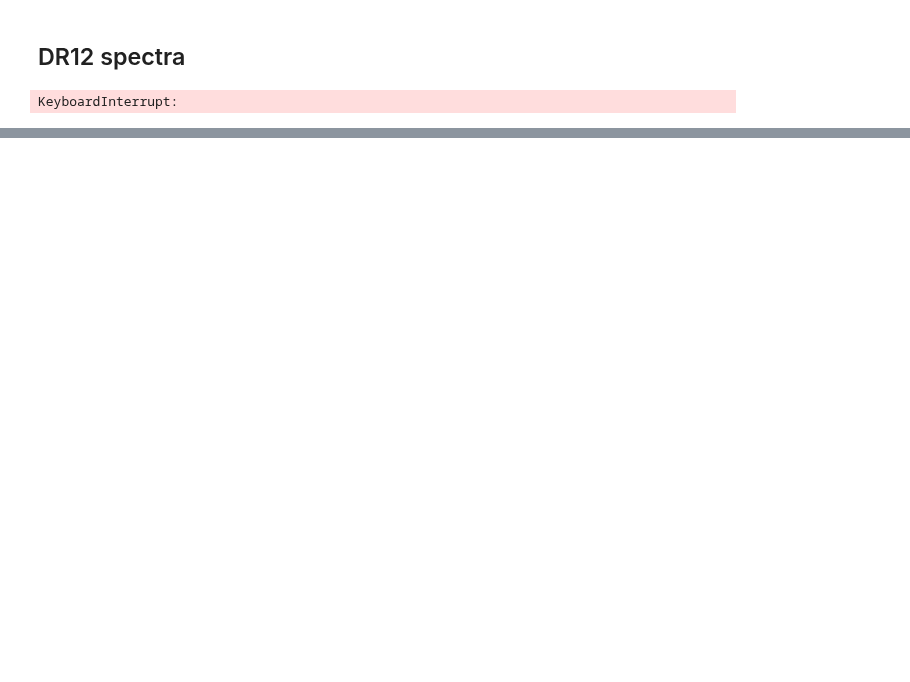
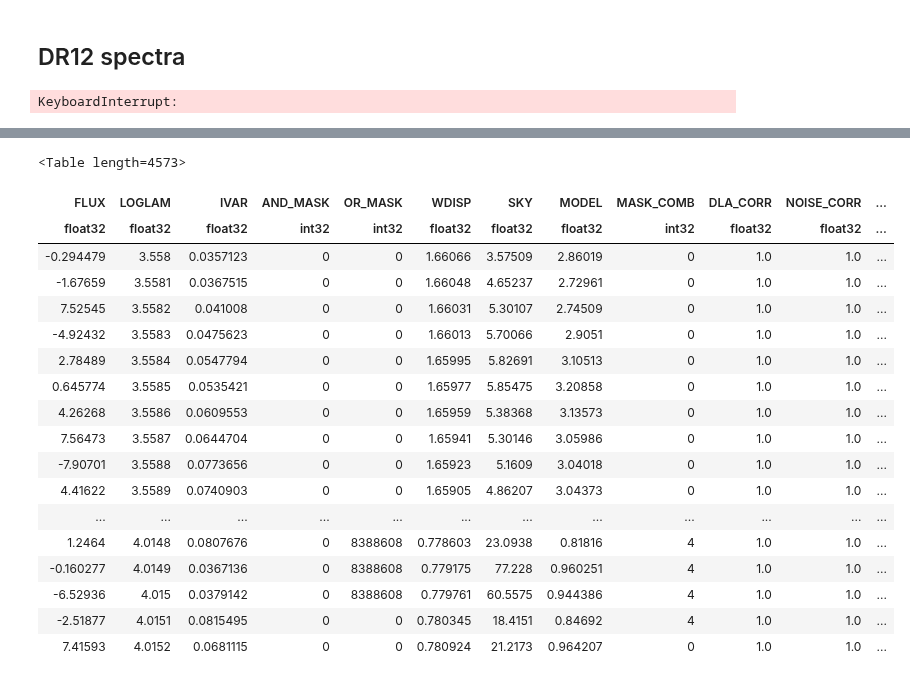
Before and after one commit to specdb/igmspec, a Jupyter notebook: docs/datasets/BOSS_DR12.ipynb, the cells around one changed output, grey strips where cells are left out. Cells and saved outputs as stored; diff of their text form; code cells hidden in the pictures; blank space fills up the shorter version.

```diff
--- a/docs/datasets/BOSS_DR12.ipynb
+++ b/docs/datasets/BOSS_DR12.ipynb
@@ -173,0 +176,4 @@ hdu.info()
+# %%
+kg_file = os.getenv('RAW_IGMSPEC')+'/BOSS/BOSSLyaDR12_spectra_v1.0/6981/speclya-6981-56443-0988.fits.gz'
+# %%
+hdu = fits.open(kg_file)
@@ -173,0 +190,24 @@ hdu.info()
+# %%
+tbl1 = Table(hdu[1].data)
+# %%
+tbl1
+# %% [output]
+<Table length=4573>
+| FLUX | LOGLAM | IVAR | AND_MASK | OR_MASK | WDISP | SKY | MODEL | MASK_COMB | DLA_CORR | NOISE_CORR | ... |
+| float32 | float32 | float32 | int32 | int32 | float32 | float32 | float32 | int32 | float32 | float32 | ... |
+| -0.294479 | 3.558 | 0.0357123 | 0 | 0 | 1.66066 | 3.57509 | 2.86019 | 0 | 1.0 | 1.0 | ... |
+| -1.67659 | 3.5581 | 0.0367515 | 0 | 0 | 1.66048 | 4.65237 | 2.72961 | 0 | 1.0 | 1.0 | ... |
+| 7.52545 | 3.5582 | 0.041008 | 0 | 0 | 1.66031 | 5.30107 | 2.74509 | 0 | 1.0 | 1.0 | ... |
+| -4.92432 | 3.5583 | 0.0475623 | 0 | 0 | 1.66013 | 5.70066 | 2.9051 | 0 | 1.0 | 1.0 | ... |
+| 2.78489 | 3.5584 | 0.0547794 | 0 | 0 | 1.65995 | 5.82691 | 3.10513 | 0 | 1.0 | 1.0 | ... |
+| 0.645774 | 3.5585 | 0.0535421 | 0 | 0 | 1.65977 | 5.85475 | 3.20858 | 0 | 1.0 | 1.0 | ... |
+| 4.26268 | 3.5586 | 0.0609553 | 0 | 0 | 1.65959 | 5.38368 | 3.13573 | 0 | 1.0 | 1.0 | ... |
+| 7.56473 | 3.5587 | 0.0644704 | 0 | 0 | 1.65941 | 5.30146 | 3.05986 | 0 | 1.0 | 1.0 | ... |
+| -7.90701 | 3.5588 | 0.0773656 | 0 | 0 | 1.65923 | 5.1609 | 3.04018 | 0 | 1.0 | 1.0 | ... |
+| 4.41622 | 3.5589 | 0.0740903 | 0 | 0 | 1.65905 | 4.86207 | 3.04373 | 0 | 1.0 | 1.0 | ... |
+| ... | ... | ... | ... | ... | ... | ... | ... | ... | ... | ... | ... |
+| 1.2464 | 4.0148 | 0.0807676 | 0 | 8388608 | 0.778603 | 23.0938 | 0.81816 | 4 | 1.0 | 1.0 | ... |
+| -0.160277 | 4.0149 | 0.0367136 | 0 | 8388608 | 0.779175 | 77.228 | 0.960251 | 4 | 1.0 | 1.0 | ... |
+| -6.52936 | 4.015 | 0.0379142 | 0 | 8388608 | 0.779761 | 60.5575 | 0.944386 | 4 | 1.0 | 1.0 | ... |
+| -2.51877 | 4.0151 | 0.0815495 | 0 | 0 | 0.780345 | 18.4151 | 0.84692 | 4 | 1.0 | 1.0 | ... |
+| 7.41593 | 4.0152 | 0.0681115 | 0 | 0 | 0.780924 | 21.2173 | 0.964207 | 0 | 1.0 | 1.0 | ... |
```
Also changed, not shown: parts of 6 cells of this notebook, 2 other files.
